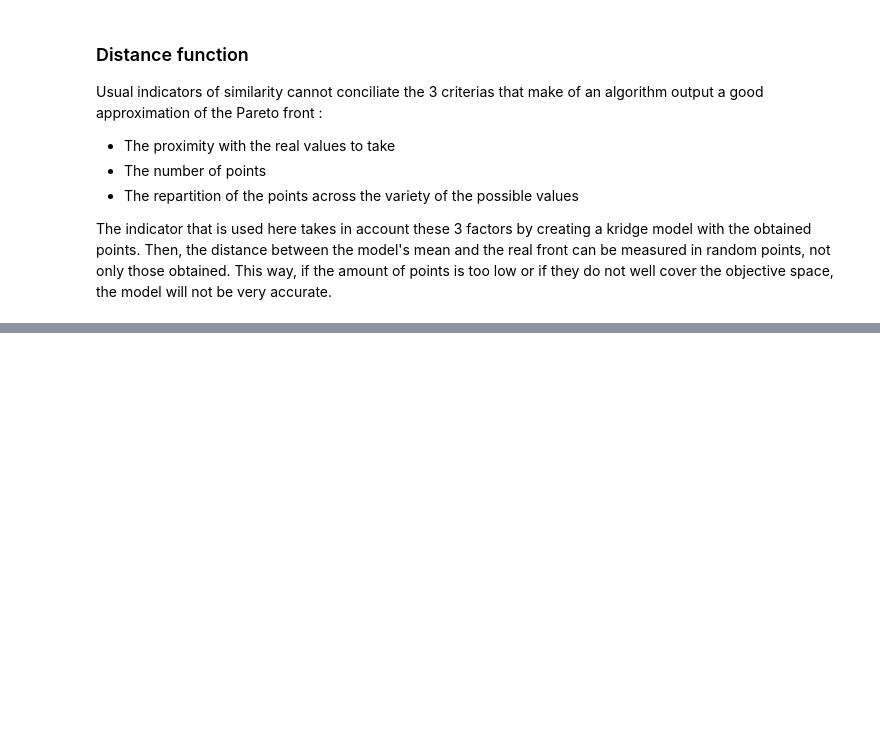
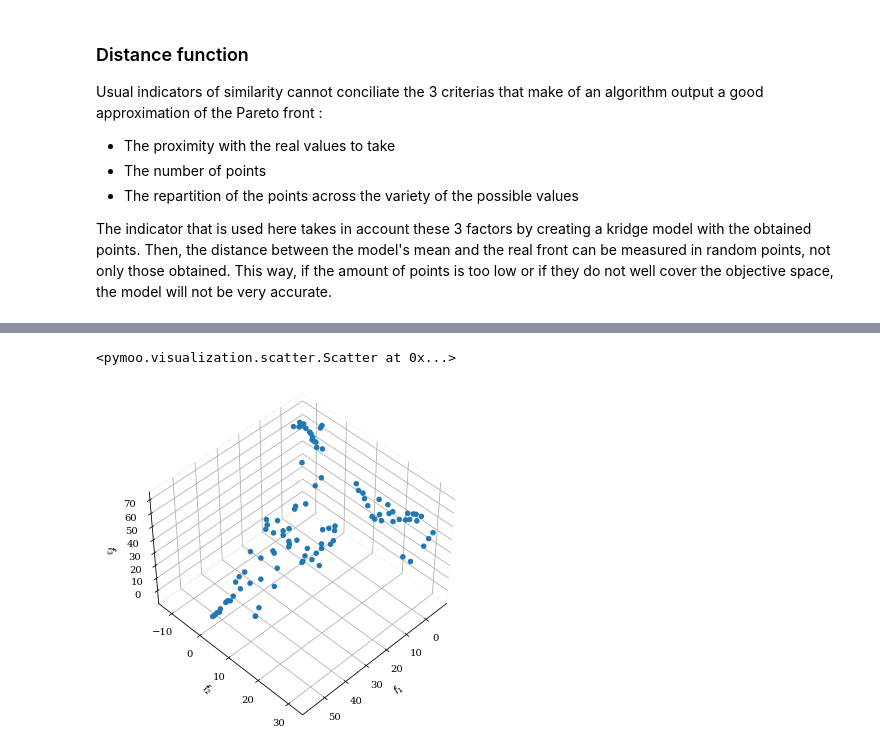
Before and after one commit to onera/smoot, a Jupyter notebook: tutorial/SMOOT.ipynb, the cells around one changed output, grey strips where cells are left out. Drawn from its saved outputs; the diff is of its cells as text; code cells hidden in the pictures; blank space fills up the shorter version.

```diff
--- a/tutorial/SMOOT.ipynb
+++ b/tutorial/SMOOT.ipynb
@@ -398,0 +391,17 @@ ywb
+# %%
+ref_dirs = get_reference_directions("das-dennis", 3, n_partitions=12)
+pf2 = get_problem("dtlz1").pareto_front(ref_dirs) #the pareto front is the hyperplane such as sum(fi) = 0.5
+igdplus = get_performance_indicator("igd+", pf2)
+n_var = 4
+n_obj = 3
+dtlz1 = get_problem("dtlz1", n_var, n_obj)
+bbox = pymoo2fun(dtlz1) #makes of a pymoo problem a function ndarray[ne,nx] -> ndarray[ne,ny]
+xlim = np.zeros((n_var,2))
+xlim[:,1]=1
+momo = MOO(n_iter = 50, criterion = 'EHVI', xlimits = xlim, pop_size = 250)
+momo.optimize(bbox)
+front1 = momo.result.F
+get_visualization("scatter", angle=(45,45)).add(front1).show()
+# %% [output]
+<pymoo.visualization.scatter.Scatter at 0x...>
+[figure, added]
```
Also changed, not shown: parts of 14 cells of this notebook, 6 other files.
